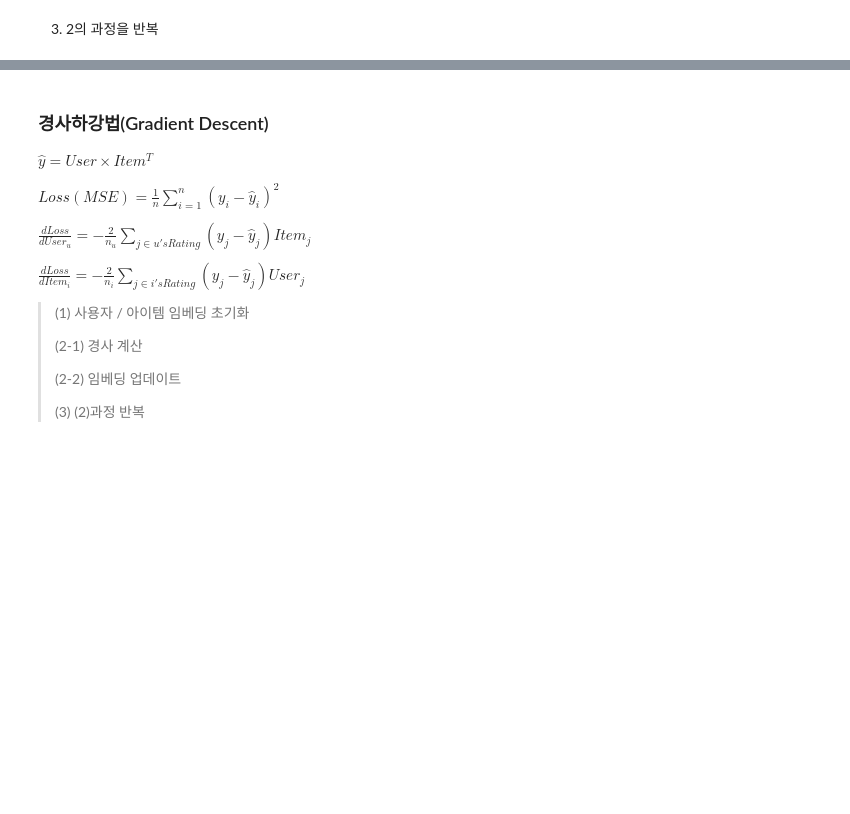
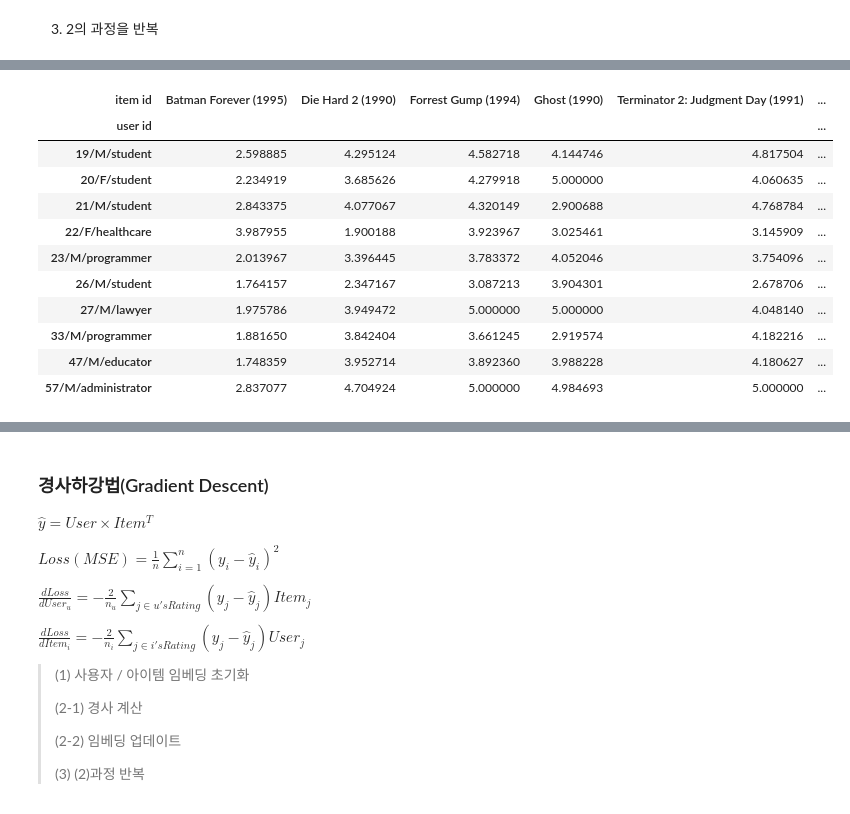
Before and after one commit to sunkusun9/rcmd_2503, a Jupyter notebook: 4.Matrix Factorization1.ipynb, the cells around one changed output, grey strips where cells are left out. Cells and saved outputs as stored; diff of their text form; code cells hidden in the pictures; blank space fills up the shorter version.

```diff
--- a/4.Matrix Factorization1.ipynb
+++ b/4.Matrix Factorization1.ipynb
@@ -168,8 +238,14 @@ def lr_coef(X, y):
 # %%
 # 2-1 아이템 임베딩 학습
 
-# TODO-with OLS를 이용하여 아이템별 회귀계수를 구하여 df_item_emb_next 데이터프레임을 만듭니다.
-df_item_emb_next =
+# OLS를 이용하여 아이템별 회귀계수를 구하여 df_item_emb_next 데이터프레임을 만듭니다.
+df_item_emb_next = df_ratings_toy.groupby('item id').apply(
+    lambda x: pd.Series(
+        lr_coef(
+            df_user_emb.loc[x['user id']], x['rating']
+        )
+    ), include_groups = False
+)
 # 변경의 정도를 파악하기 위해 업데이트한 아이템 임베딩과 이전 임베딩 간의 차이의 제곱을 구합니다.
 item_emb_diff = np.sum(
     np.sum(
@@ -183,7 +270,13 @@ item_emb_diff
 # %%
-# TODO-with 2-2 사용자 임베딩 업데이트 합니다.
+# 2-2 사용자 임베딩 업데이트 합니다.
 
-df_user_emb_next =
+df_user_emb_next = df_ratings_toy.groupby('user id').apply(
+    lambda x: pd.Series(
+        lr_coef(
+            df_item_emb.loc[x['item id']], x['rating']
+        )
+    ), include_groups = False
+)
 
 user_emb_diff = ((df_user_emb - df_user_emb_next) ** 2).sum().sum()
 df_user_emb = df_user_emb_next
@@ -242,8 +385,21 @@ df_item_emb
 # %%
-# TODO-with 사용자별 아이템에 대한 평점 예측을 합니다.
-df_ratings_toy_prd =
+# 사용자별 아이템에 대한 평점 예측을 합니다.
+df_ratings_toy_prd = df_user_emb.dot(df_item_emb.T)
 df_ratings_toy_prd = df_ratings_toy_prd.sort_index().sort_index(axis=1)
 df_ratings_toy_prd.clip(1, 5).sort_index().sort_index(axis=1)
+# %% [output]
+| item id | Batman Forever (1995) | Die Hard 2 (1990) | Forrest Gump (1994) | Ghost (1990) | Terminator 2: Judgment Day (1991) | ... |
+| user id |  |  |  |  |  | ... |
+| 19/M/student | 2.598885 | 4.295124 | 4.582718 | 4.144746 | 4.817504 | ... |
+| 20/F/student | 2.234919 | 3.685626 | 4.279918 | 5.000000 | 4.060635 | ... |
+| 21/M/student | 2.843375 | 4.077067 | 4.320149 | 2.900688 | 4.768784 | ... |
+| 22/F/healthcare | 3.987955 | 1.900188 | 3.923967 | 3.025461 | 3.145909 | ... |
+| 23/M/programmer | 2.013967 | 3.396445 | 3.783372 | 4.052046 | 3.754096 | ... |
+| 26/M/student | 1.764157 | 2.347167 | 3.087213 | 3.904301 | 2.678706 | ... |
+| 27/M/lawyer | 1.975786 | 3.949472 | 5.000000 | 5.000000 | 4.048140 | ... |
+| 33/M/programmer | 1.881650 | 3.842404 | 3.661245 | 2.919574 | 4.182216 | ... |
+| 47/M/educator | 1.748359 | 3.952714 | 3.892360 | 3.988228 | 4.180627 | ... |
+| 57/M/administrator | 2.837077 | 4.704924 | 5.000000 | 4.984693 | 5.000000 | ... |
 # %%
 # 원래 상호작용행렬과 예측한 상호작용행렬을 Heat을 사용하여 표시합니다.
 fig, axes = plt.subplots(1, 2, figsize=(16, 7))
```
Also changed, not shown: parts of 26 cells of this notebook.
